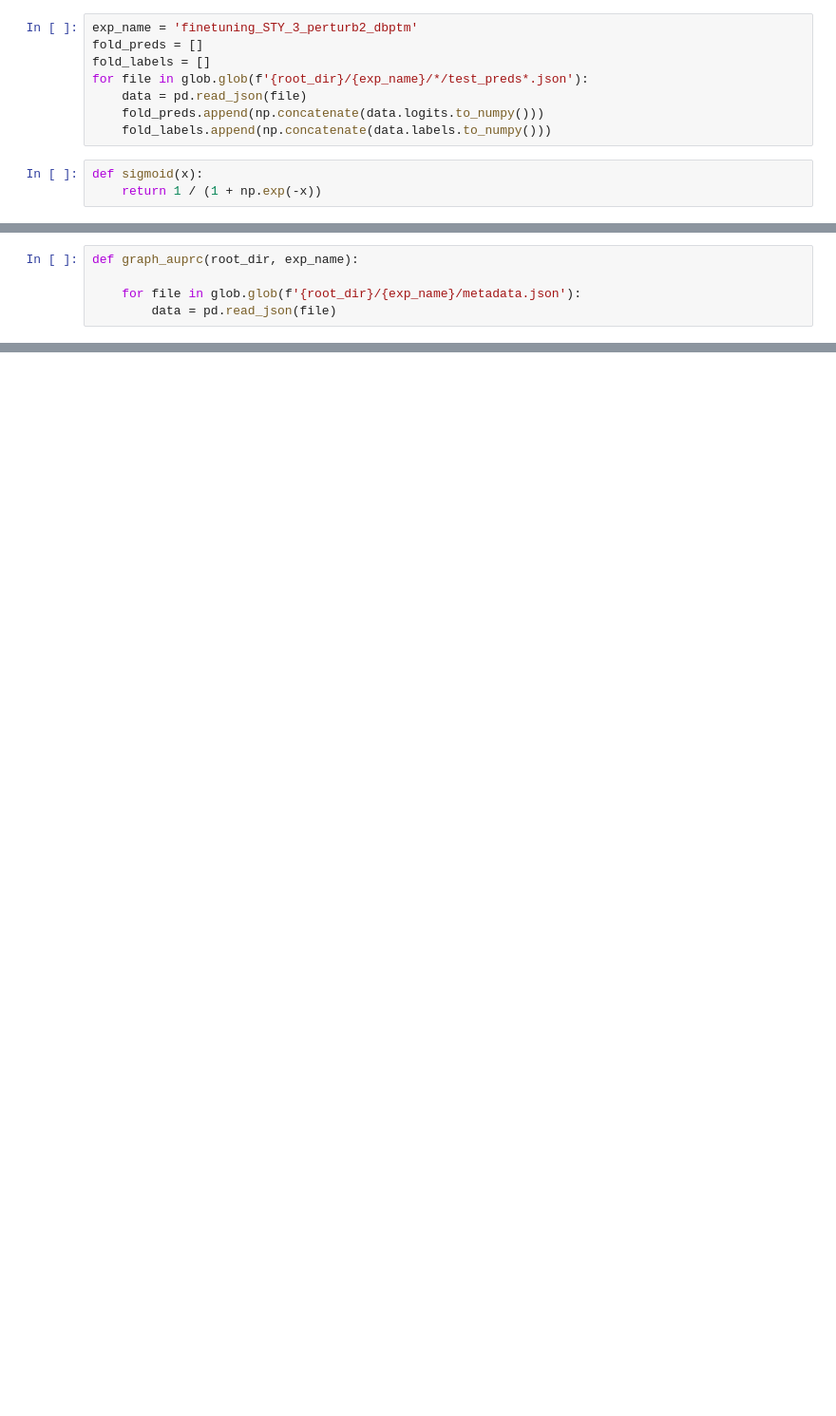
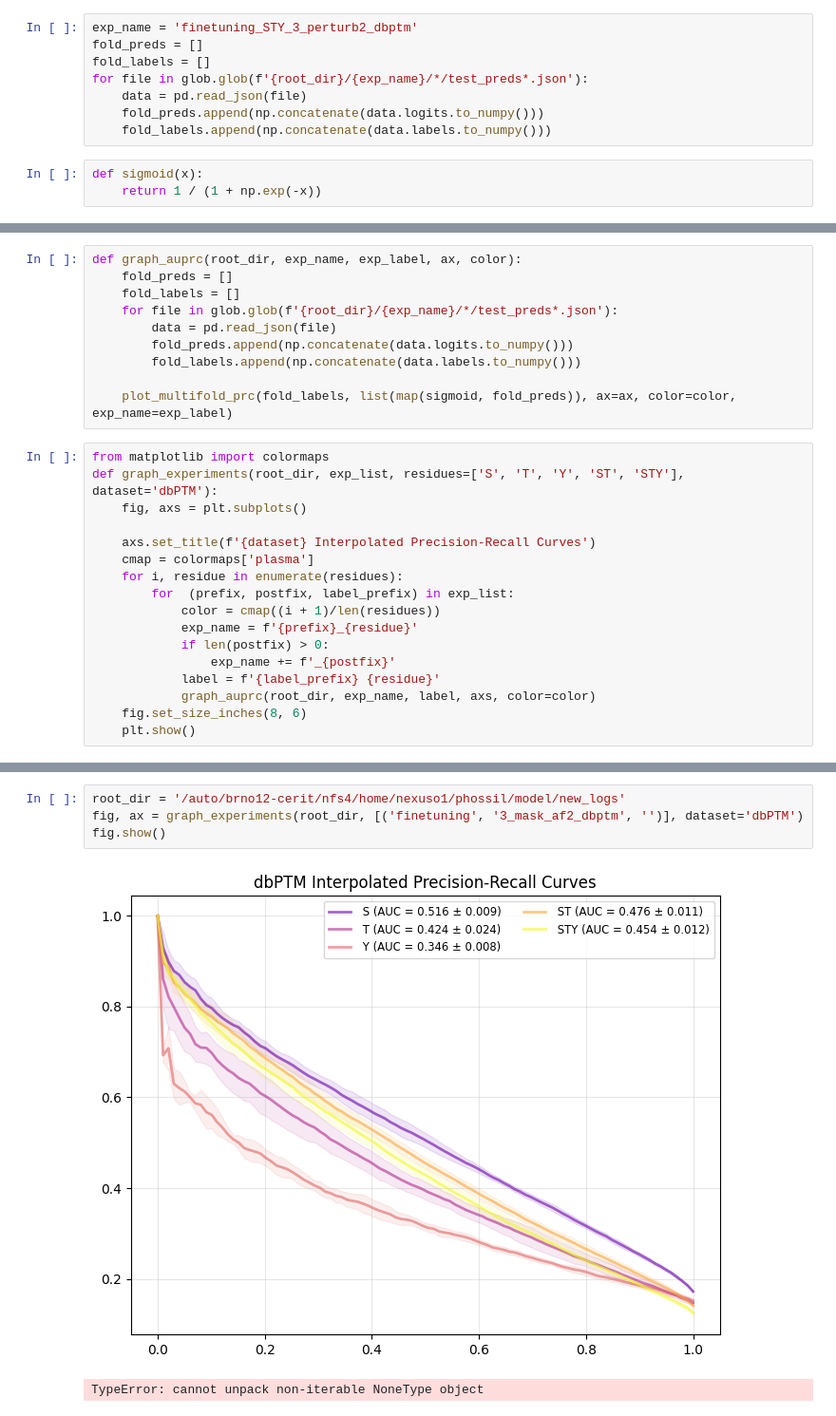
Before and after one commit to nexuso1/phossil, a Jupyter notebook: notebooks/graphs.ipynb, the cells around one changed output, grey strips where cells are left out. Shown at 95% size. Drawn from its saved outputs; the diff is of its cells as text; blank space fills up the shorter version.

```diff
--- a/notebooks/graphs.ipynb
+++ b/notebooks/graphs.ipynb
@@ -229,5 +181,27 @@ plot_multifold_prc(fold_labels, list(map(sigmoid, fold_preds)))
 # %%
-def graph_auprc(root_dir, exp_name):
+def graph_auprc(root_dir, exp_name, exp_label, ax, color):
+    fold_preds = []
+    fold_labels = []
+    for file in glob.glob(f'{root_dir}/{exp_name}/*/test_preds*.json'):
+        data = pd.read_json(file)
+        fold_preds.append(np.concatenate(data.logits.to_numpy()))
+        fold_labels.append(np.concatenate(data.labels.to_numpy()))
 
-    for file in glob.glob(f'{root_dir}/{exp_name}/metadata.json'):
-        data = pd.read_json(file)
+    plot_multifold_prc(fold_labels, list(map(sigmoid, fold_preds)), ax=ax, color=color, exp_name=exp_label)
+# %%
+from matplotlib import colormaps
+def graph_experiments(root_dir, exp_list, residues=['S', 'T', 'Y', 'ST', 'STY'], dataset='dbPTM'):
+    fig, axs = plt.subplots()
+
+    axs.set_title(f'{dataset} Interpolated Precision-Recall Curves')
+    cmap = colormaps['plasma']
+    for i, residue in enumerate(residues):
+        for  (prefix, postfix, label_prefix) in exp_list:
+            color = cmap((i + 1)/len(residues))
+            exp_name = f'{prefix}_{residue}'
+            if len(postfix) > 0:
+                exp_name += f'_{postfix}'
+            label = f'{label_prefix} {residue}'
+            graph_auprc(root_dir, exp_name, label, axs, color=color)
+    fig.set_size_inches(8, 6)
+    plt.show()
@@ -233,0 +213,7 @@ def graph_auprc(root_dir, exp_name):
+# %%
+root_dir = '/auto/brno12-cerit/nfs4/home/nexuso1/phossil/model/new_logs'
+fig, ax = graph_experiments(root_dir, [('finetuning', '3_mask_af2_dbptm', '')], dataset='dbPTM')
+fig.show()
+# %% [output]
+[figure, added]
+TypeError: cannot unpack non-iterable NoneType object
```
Also changed, not shown: parts of 16 cells of this notebook.
